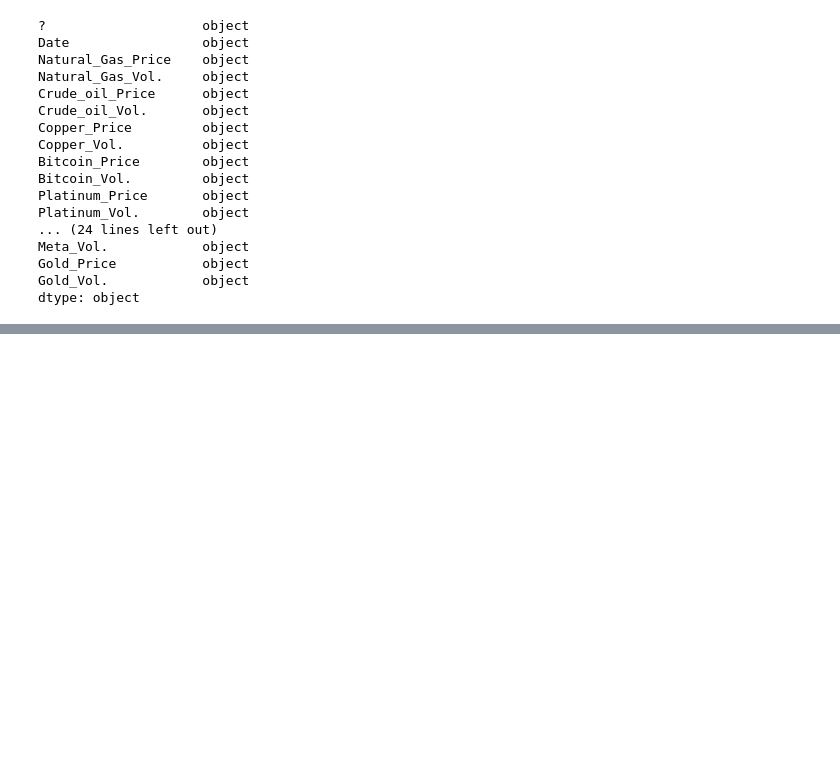
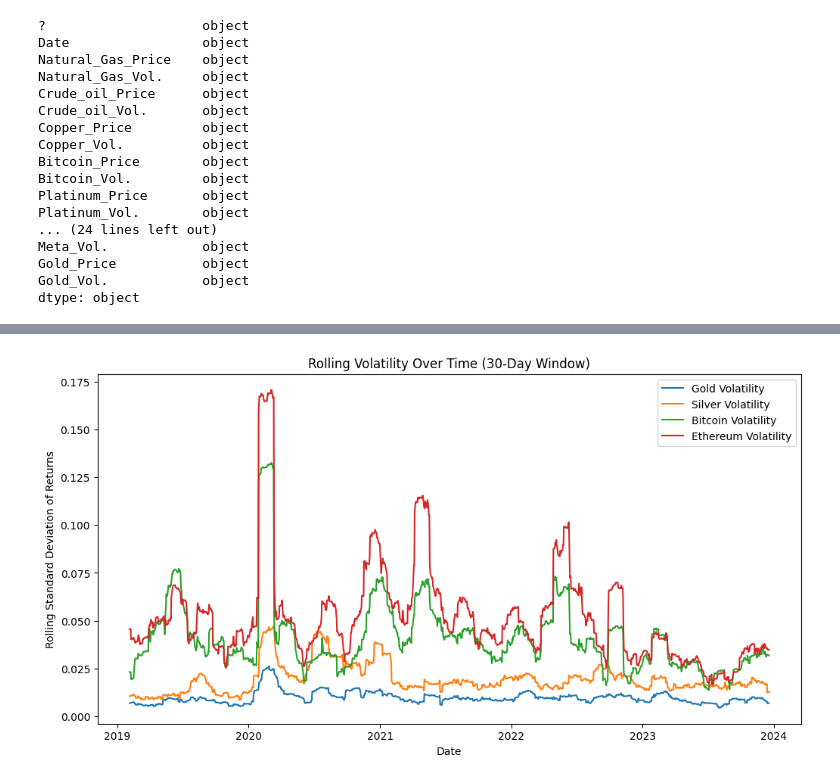
Before and after one commit to nicoleanderson21/Project-3, a Jupyter notebook: Hugo_analysis.ipynb, the cells around one changed output, grey strips where cells are left out. Cells and saved outputs as stored; diff of their text form; code cells hidden in the pictures; blank space fills up the shorter version.

```diff
--- a/Hugo_analysis.ipynb
+++ b/Hugo_analysis.ipynb
@@ -102,0 +169,29 @@ print(targeted_data.head())
+# %%
+# Calculate daily returns
+targeted_data['Gold_Returns'] = targeted_data['Gold_Price'].pct_change()
+targeted_data['Silver_Returns'] = targeted_data['Silver_Price'].pct_change()
+targeted_data['Bitcoin_Returns'] = targeted_data['Bitcoin_Price'].pct_change()
+targeted_data['Ethereum_Returns'] = targeted_data['Ethereum_Price'].pct_change()
+
+# Define a rolling window (e.g., 30 days)
+window = 30
+
+# Calculate rolling volatility
+targeted_data['Gold_Volatility'] = targeted_data['Gold_Returns'].rolling(window=window).std()
+targeted_data['Silver_Volatility'] = targeted_data['Silver_Returns'].rolling(window=window).std()
+targeted_data['Bitcoin_Volatility'] = targeted_data['Bitcoin_Returns'].rolling(window=window).std()
+targeted_data['Ethereum_Volatility'] = targeted_data['Ethereum_Returns'].rolling(window=window).std()
+
+# Plotting the rolling volatility
+plt.figure(figsize=(12, 6))
+plt.plot(targeted_data['Date'], targeted_data['Gold_Volatility'], label='Gold Volatility')
+plt.plot(targeted_data['Date'], targeted_data['Silver_Volatility'], label='Silver Volatility')
+plt.plot(targeted_data['Date'], targeted_data['Bitcoin_Volatility'], label='Bitcoin Volatility')
+plt.plot(targeted_data['Date'], targeted_data['Ethereum_Volatility'], label='Ethereum Volatility')
+plt.title('Rolling Volatility Over Time (30-Day Window)')
+plt.ylabel('Rolling Standard Deviation of Returns')
+plt.xlabel('Date')
+plt.legend()
+plt.show()
+# %% [output]
+[figure, added]
```
Also changed, not shown: parts of 7 cells of this notebook.
